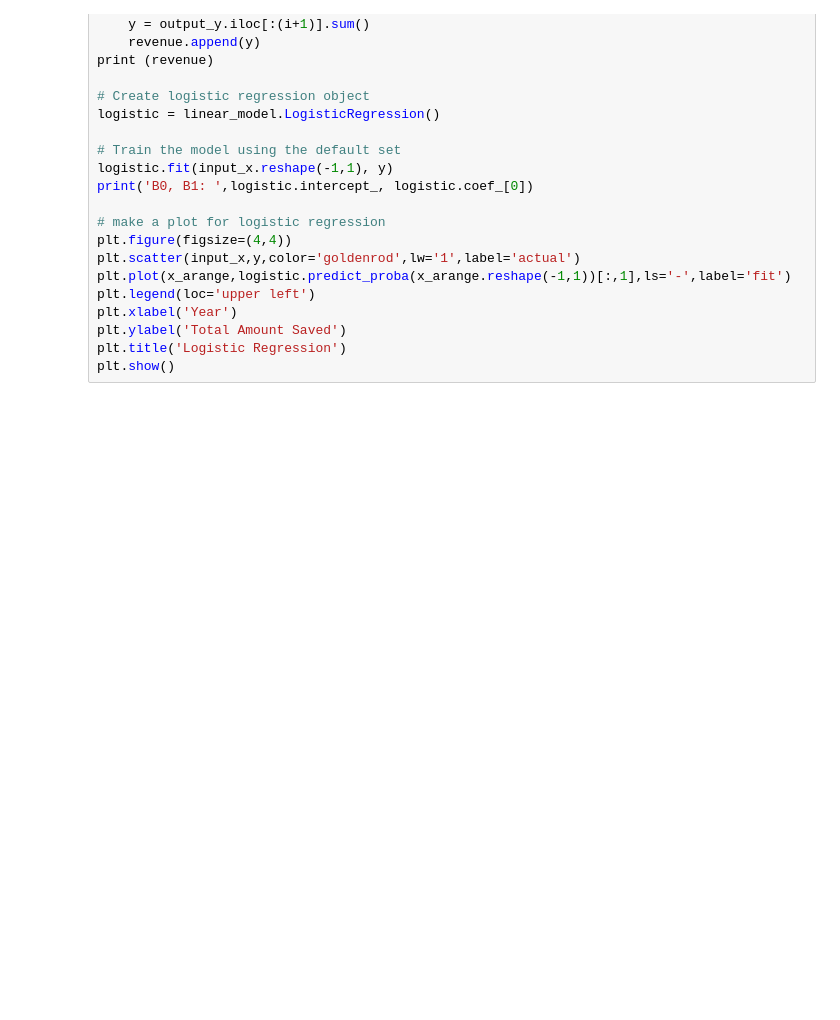
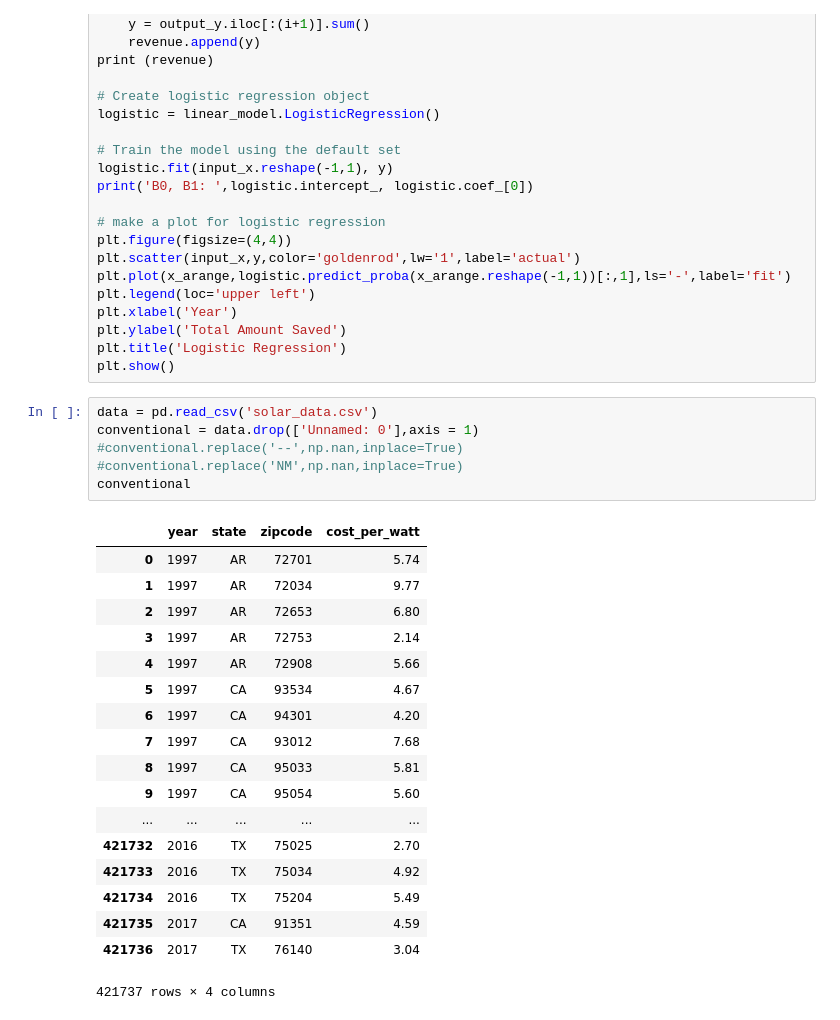
Before and after one commit to tydpan/EASE-Project, a Jupyter notebook: Arranged_Data/Regression.ipynb, the cells around one changed output. Drawn from its saved outputs; the diff is of its cells as text; blank space fills up the shorter version.

```diff
--- a/Arranged_Data/Regression.ipynb
+++ b/Arranged_Data/Regression.ipynb
@@ -52,3 +53,28 @@ plt.xlabel('Year')
 plt.ylabel('Total Amount Saved')
 plt.title('Logistic Regression')
 plt.show()
+# %%
+data = pd.read_csv('solar_data.csv')
+conventional = data.drop(['Unnamed: 0'],axis = 1)
+#conventional.replace('--',np.nan,inplace=True)
+#conventional.replace('NM',np.nan,inplace=True)
+conventional
+# %% [output]
+|  | year | state | zipcode | cost_per_watt |
+| 0 | 1997 | AR | 72701 | 5.74 |
+| 1 | 1997 | AR | 72034 | 9.77 |
+| 2 | 1997 | AR | 72653 | 6.80 |
+| 3 | 1997 | AR | 72753 | 2.14 |
+| 4 | 1997 | AR | 72908 | 5.66 |
+| 5 | 1997 | CA | 93534 | 4.67 |
+| 6 | 1997 | CA | 94301 | 4.20 |
+| 7 | 1997 | CA | 93012 | 7.68 |
+| 8 | 1997 | CA | 95033 | 5.81 |
+| 9 | 1997 | CA | 95054 | 5.60 |
+| ... | ... | ... | ... | ... |
+| 421732 | 2016 | TX | 75025 | 2.70 |
+| 421733 | 2016 | TX | 75034 | 4.92 |
+| 421734 | 2016 | TX | 75204 | 5.49 |
+| 421735 | 2017 | CA | 91351 | 4.59 |
+| 421736 | 2017 | TX | 76140 | 3.04 |
+421737 rows × 4 columns
```
Also changed, not shown: parts of 6 cells of this notebook.
